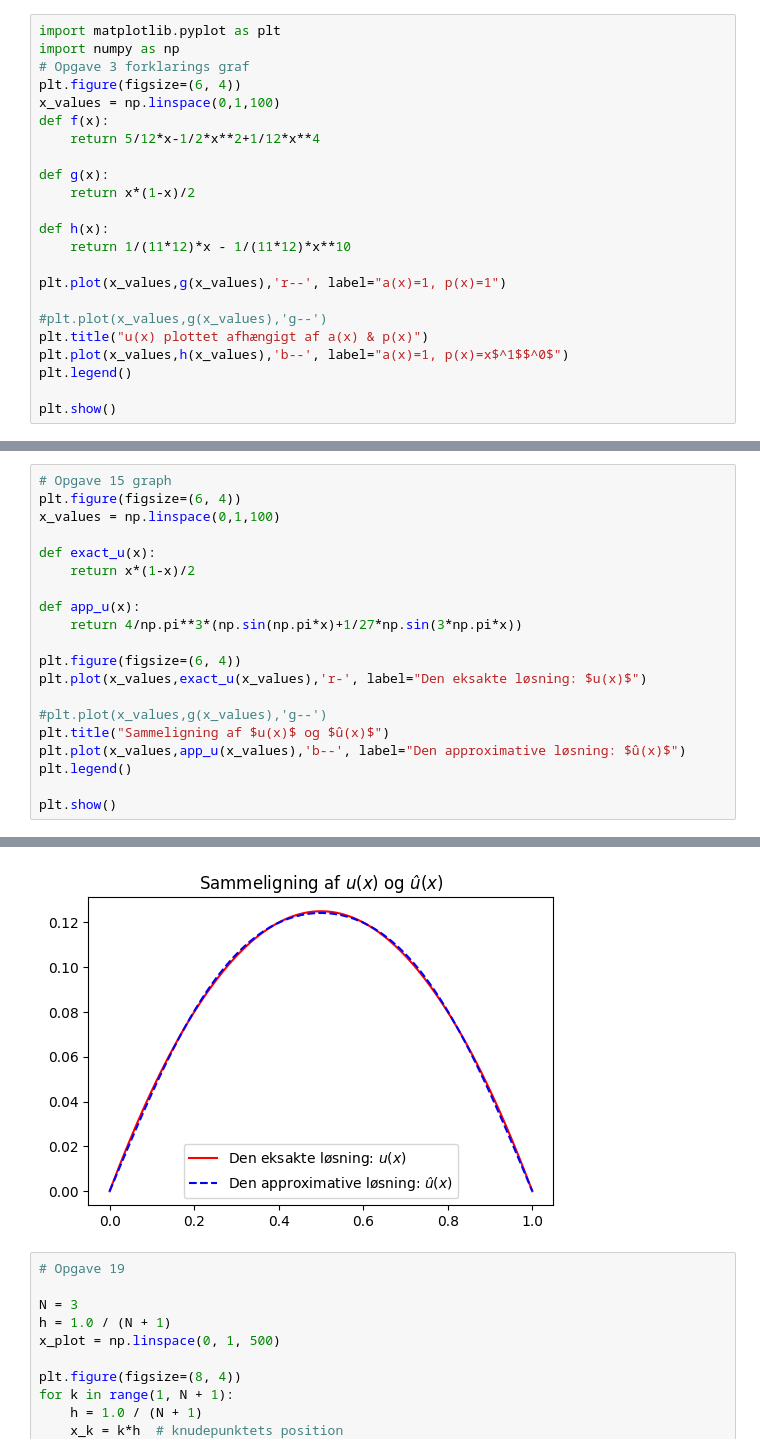
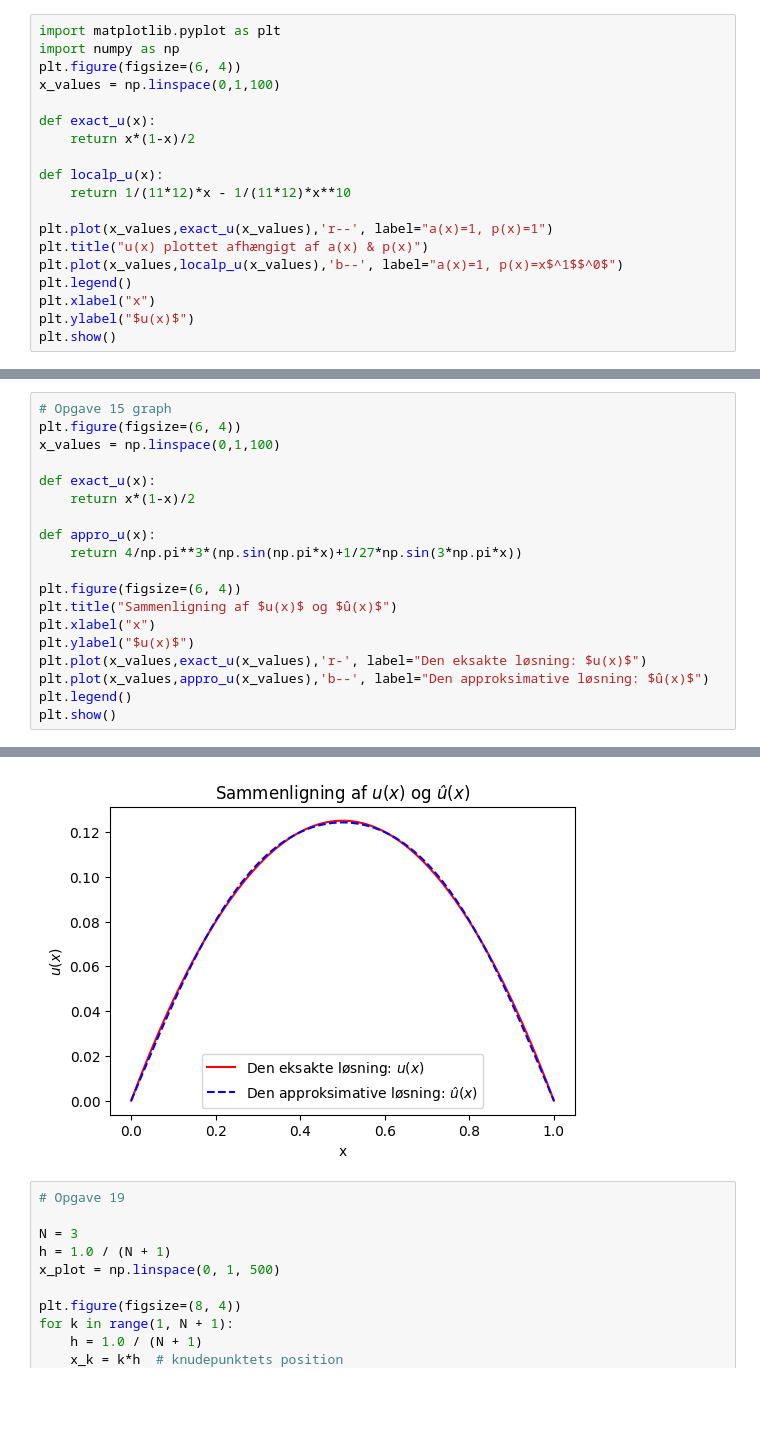
Before and after one commit to vivicodesacademically/Mat1b-projekt, a Jupyter notebook: Mixed_Code_Tasks.ipynb, the cells around one changed output, grey strips where cells are left out. Saved outputs shown, nothing was run; the diff lists cells and outputs as text; blank space fills up the shorter version.

```diff
--- a/Mixed_Code_Tasks.ipynb
+++ b/Mixed_Code_Tasks.ipynb
@@ -1,24 +1,20 @@
 # %%
 import matplotlib.pyplot as plt
 import numpy as np
-# Opgave 3 forklarings graf
 plt.figure(figsize=(6, 4))
 x_values = np.linspace(0,1,100)
-def f(x):
-    return 5/12*x-1/2*x**2+1/12*x**4
 
-def g(x):
+def exact_u(x):
     return x*(1-x)/2
 
-def h(x):
+def localp_u(x):
     return 1/(11*12)*x - 1/(11*12)*x**10
 
-plt.plot(x_values,g(x_values),'r--', label="a(x)=1, p(x)=1")
-
-#plt.plot(x_values,g(x_values),'g--')
+plt.plot(x_values,exact_u(x_values),'r--', label="a(x)=1, p(x)=1")
 plt.title("u(x) plottet afhængigt af a(x) & p(x)")
-plt.plot(x_values,h(x_values),'b--', label="a(x)=1, p(x)=x$^1$$^0$")
+plt.plot(x_values,localp_u(x_values),'b--', label="a(x)=1, p(x)=x$^1$$^0$")
 plt.legend()
-
+plt.xlabel("x")
+plt.ylabel("$u(x)$")
 plt.show()
 # %% [output]
@@ -26,26 +22,25 @@ plt.show()
 # %%
 # Opgave 15 graph
 plt.figure(figsize=(6, 4))
 x_values = np.linspace(0,1,100)
 
 def exact_u(x):
     return x*(1-x)/2
 
-def app_u(x):
+def appro_u(x):
     return 4/np.pi**3*(np.sin(np.pi*x)+1/27*np.sin(3*np.pi*x))
 
 plt.figure(figsize=(6, 4))
+plt.title("Sammenligning af $u(x)$ og $û(x)$")
+plt.xlabel("x")
+plt.ylabel("$u(x)$")
 plt.plot(x_values,exact_u(x_values),'r-', label="Den eksakte løsning: $u(x)$")
-
-#plt.plot(x_values,g(x_values),'g--')
-plt.title("Sammeligning af $u(x)$ og $û(x)$")
-plt.plot(x_values,app_u(x_values),'b--', label="Den approximative løsning: $û(x)$")
+plt.plot(x_values,appro_u(x_values),'b--', label="Den approksimative løsning: $û(x)$")
 plt.legend()
-
 plt.show()
 # %% [output]
 <Figure size 600x400 with 0 Axes>
-[figure, old version]
+[figure, new version]
 # %%
 # Opgave 19
 
```
Also changed, not shown: parts of 5 cells of this notebook, 2 other files.
